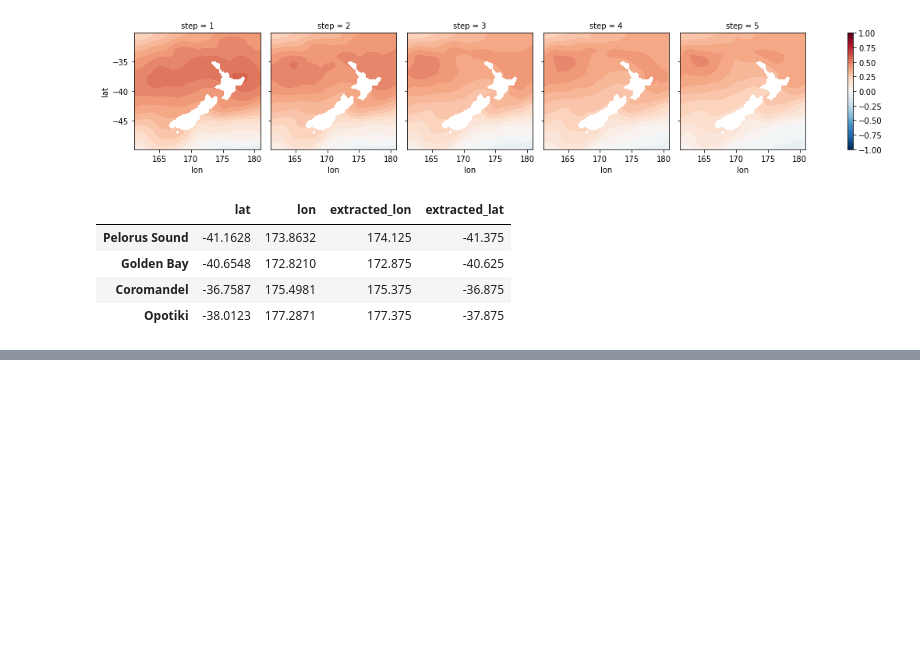
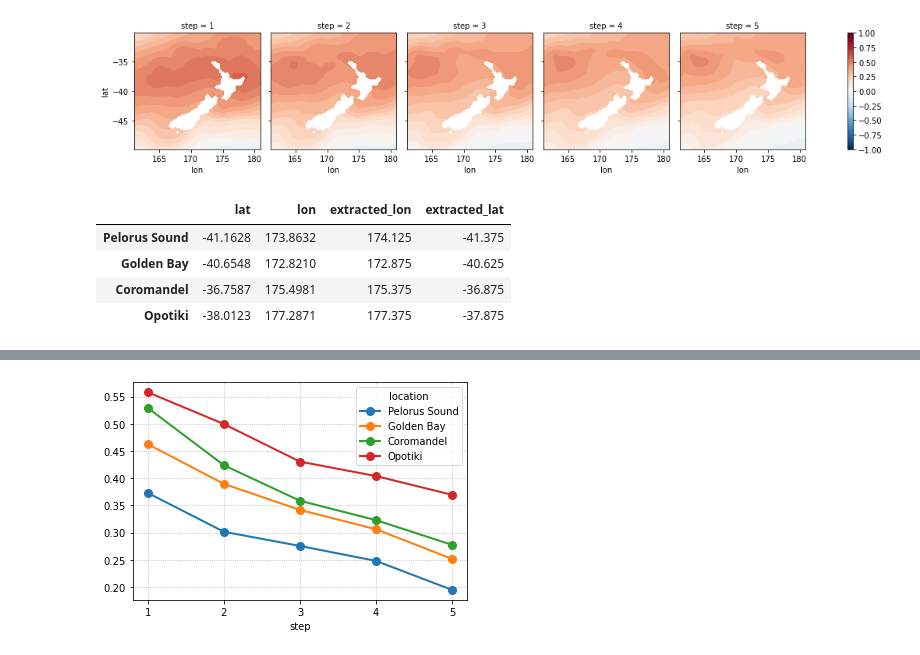
Before and after one commit to nicolasfauchereau/SST_forecasting, a Jupyter notebook: notebooks/SST_obs_correlations.ipynb, the cells around one changed output, grey strips where cells are left out. Drawn from its saved outputs; the diff is of its cells as text; code cells hidden in the pictures; blank space fills up the shorter version.

```diff
--- a/notebooks/SST_obs_correlations.ipynb
+++ b/notebooks/SST_obs_correlations.ipynb
@@ -896,7 +979,9 @@ locations_R_step = locations_R_step * mask_obs
 # %%
 for location in point_locations.index:
     print(location)
-    locations_R_step.sel(location=location).plot.contourf(levels=np.arange(-1,1.05, 0.05), col='step', cmap='RdBu_r')
+    locations_R_step.sel(location=location).plot.contourf(
+        levels=np.arange(-1, 1.05, 0.05), col="step", cmap="RdBu_r"
+    )
 # %% [output]
 Pelorus Sound
 Golden Bay
@@ -918,8 +1003,11 @@ point_locations
 corr_by_steps = []
 
 for location in point_locations.index:
+    coords = point_locations.loc[location, ["extracted_lon", "extracted_lat"]]
 
-    coords = point_locations.loc[location, ['extracted_lon', 'extracted_lat']]
-
-    corr_by_steps.append(locations_R_step.sel(location=location, lon=coords.extracted_lon, lat=coords.extracted_lat))
+    corr_by_steps.append(
+        locations_R_step.sel(
+            location=location, lon=coords.extracted_lon, lat=coords.extracted_lat
+        )
+    )
 # %%
@@ -927,2 +1015,2 @@ corr_by_steps = xr.concat(corr_by_steps, dim='location')
 # %%
-corr_by_steps.to_pandas().T.plot()
+corr_by_steps = corr_by_steps.to_pandas().T
@@ -931,0 +1029,10 @@ corr_by_steps.to_pandas().T.plot()
+# %%
+f, ax = plt.subplots()
+
+corr_by_steps.plot(ax=ax, marker="o", lw=2, markersize=8)
+
+ax.set_xticks(corr_by_steps.index)
+
+ax.grid(ls=":")
+# %% [output]
+[figure, added]
```
Also changed, not shown: parts of 13 cells of this notebook.
